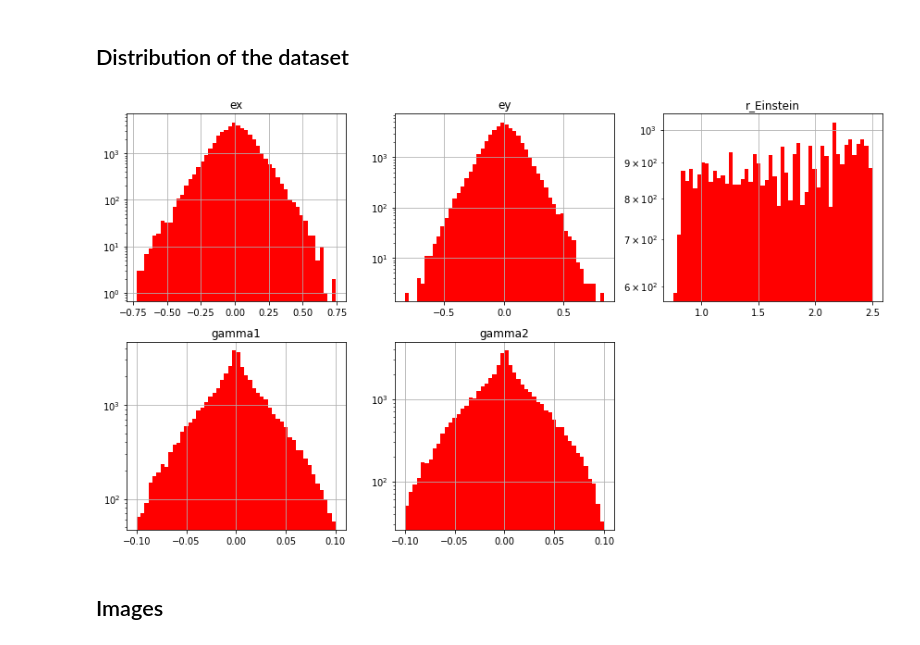
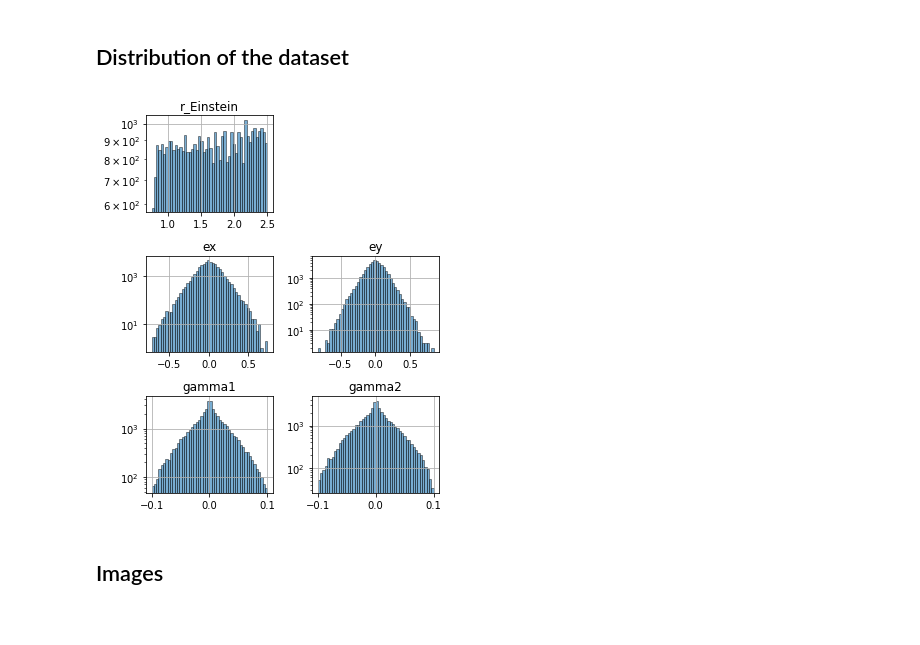
Before and after one commit to matthbatt/Deep-learning-gravitational-lensing, a Jupyter notebook: lensing_resnet.ipynb, the cells around one changed output. Saved outputs shown, nothing was run; the diff lists cells and outputs as text; code cells hidden in the pictures.

```diff
--- a/lensing_resnet.ipynb
+++ b/lensing_resnet.ipynb
@@ -54,22 +54,23 @@ df['gamma2'] = np.sin(2 * df.shear_PA) * df.shear
 # %%
 import matplotlib.pyplot as plt
 
-fig, axes = plt.subplots(2, 3, figsize=(12, 7))
+fig, axes = plt.subplots(3, 2, figsize=(5, 6))
 axes = axes.flatten()
-columns = ["ex", "ey", "r_Einstein", "gamma1", "gamma2"]
+columns = ["r_Einstein", "ex", "ey", "gamma1", "gamma2"]
+poss = [0,2,3,4,5]
 
 for i, col in enumerate(columns):
-    axes[i].hist(df[col], bins=50, color='red', alpha=1, log=True)
-    axes[i].set_title(col)
-    axes[i].grid(True)
+    axes[poss[i]].hist(df[col], bins=50, alpha=0.6, log=True, edgecolor='black',linewidth=0.7)
+    axes[poss[i]].set_title(col)
+    axes[poss[i]].grid(True)
 
 # axes[-2].axis("off")
-axes[-1].axis("off")
-
+axes[1].axis("off")
 plt.tight_layout()
+plt.savefig("/net/CLUSTER/VAULT/users/mbatt/gravitational_lensing/plots/dataset_small.png", dpi=300, bbox_inches="tight")
 plt.show()
 # %% [output]
-[figure, old version]
+[figure, new version]
 # %% [markdown]
 ## Images
 # %%
```
Also changed, not shown: parts of 11 cells of this notebook, 40 other files.
